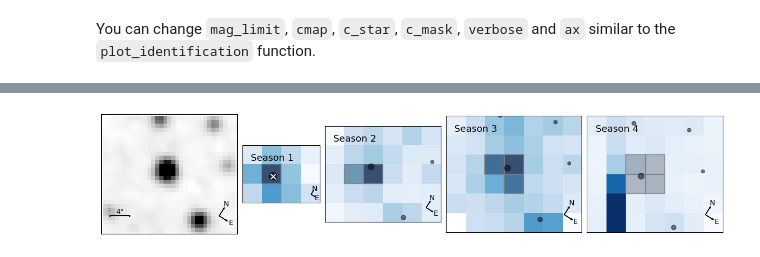
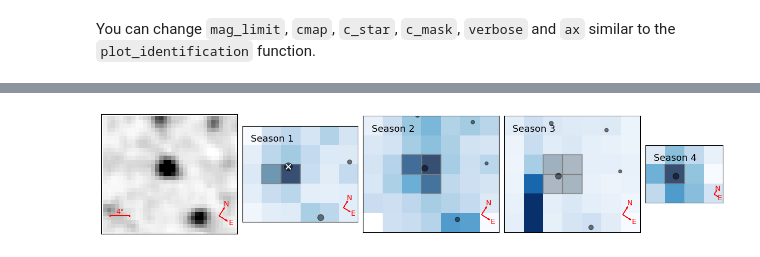
Before and after one commit to keyuxing/tpfi, a Jupyter notebook: examples/tutorial.ipynb, the cells around one changed output, grey strips where cells are left out. Saved outputs shown, nothing was run; the diff lists cells and outputs as text; code cells hidden in the pictures.

```diff
--- a/examples/tutorial.ipynb
+++ b/examples/tutorial.ipynb
@@ -58,6 +115,17 @@ plot_season("KIC2991403")
 # %% [markdown]
 You can change `mag_limit`, `cmap`, `c_star`, `c_mask`, `verbose` and `ax` similar to the `plot_identification` function.
 # %%
-plot_season("KIC2991403", mag_limit=20, cmap="Blues", c_star="k", c_mask="grey", show_label=False, verbose=True)
+plot_season(
+    "KIC2991403",
+    mag_limit=20,
+    cmap="Blues",
+    c_star="k",
+    c_mask="grey",
+    c_arrow_sky="r",
+    c_arrow_tpf="r",
+    c_scale="r",
+    show_label=False,
+    verbose=True,
+)
 # %% [output]
 Found 4 seasons
@@ -69,2 +138,2 @@ Querying Sky Image...
 Target Gaia Source DR3 ID: 2052662903395436672
-[figure, old version]
+[figure, new version]
```
Also changed, not shown: parts of 13 cells of this notebook, 5 other files.
